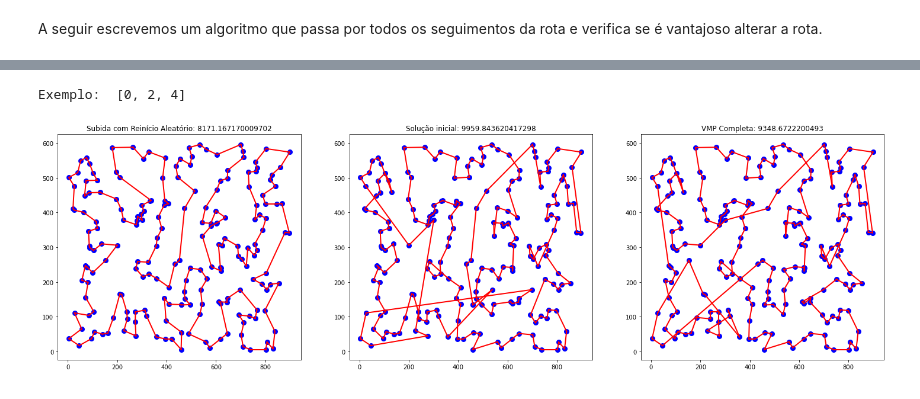
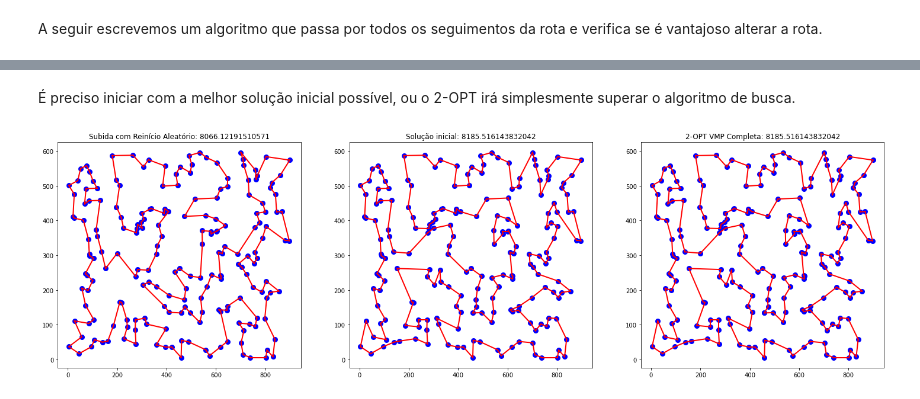
Before and after one commit to CoralBleaching/Metaheuristics-CombinatorialOptim, a Jupyter notebook: PCV.ipynb, the cells around one changed output, grey strips where cells are left out. Saved outputs shown, nothing was run; the diff lists cells and outputs as text; code cells hidden in the pictures.

```diff
--- a/PCV.ipynb
+++ b/PCV.ipynb
@@ -552,10 +552,10 @@ ax.set_xticklabels(tamanhos.keys(), rotation=45);
 # %%
 tamanhos_amostrais = {}
 tamanhos_completa = []
-for n in range(50, 401, 50):
-    cidades = Cidades(n)
+for tamanho in range(50, 401, 50):
+    cidades = Cidades(tamanho)
     tamanhos_completa.append(tamanho_rota(vmp_completa(cidades)))
-    tamanhos_amostrais.update({ f'{n=}':
+    tamanhos_amostrais.update({ f'{tamanho=}':
                                     np.median(
                                         list(
                                             map(tamanho_rota,
@@ -617,7 +617,7 @@ def subida_na_colina_com_reinicio_aleatorio(
             if verbose: print(f'{iteracao} Melhor atualizada: {avaliar_solucao(melhor)} -> {avaliar_solucao(solucao_atual)}')
             melhor = solucao_atual.copy()
         while True:
-            solucao_atual = sortear_solucao(solucao_atual)
+            solucao_atual = sortear_solucao(solucao_atual.copy())
             if validar_solucao(solucao_atual): break
             if verbose: print(f'{iteracao} Solução inválida sorteada')
     return melhor
@@ -757,31 +748,0 @@ todos_segmentos(6)
-# %%
-def sortear_indices_espacados_por_pelo_menos_2(lista: list, rng: Generator = None):
-    if len(lista) < 6: raise ValueError("Rotina inválida para n < 6.")
-    if rng is None: rng = default_rng()
-    while True:
-        try:
-            copia = lista.copy()
-            idxs = []
-            escolhidos = []
-            while len(idxs) < 3:
-                n = len(copia)
-                if n < 3:
-                    escolhidos.append(copia[0])
-                    break
-                idx = rng.choice(n, replace=False)
-                idxs.append(idx)
-                escolhidos.append(copia[idx])
-                # print(f'{idxs=} {copia=} {escolhidos=}')
-                deslocamento = 0
-                if idx > 0:
-                    del copia[idx-1]
-                    deslocamento += 1
-                del copia[idx - deslocamento]
-                if idx < n - 1: del copia[idx - deslocamento]
-            return sorted(escolhidos)
-        except IndexError:
-            continue
-
-print("Exemplo: ", sortear_indices_espacados_por_pelo_menos_2(list(range(6))))
-# %% [output]
-Exemplo:  [0, 2, 4]
@@ -788,7 +758,11 @@ Exemplo:  [0, 2, 4]
+# %% [markdown]
+É preciso iniciar com a melhor solução inicial possível, ou o 2-OPT irá simplesmente superar o algoritmo de busca.
 # %%
 cidades = Cidades(200)
-solucao_inicial = vmp(cidades, 0)
+rota_vmp_completa = vmp_completa(cidades)
+solucao_inicial = alterar_rota(vmp_completa(cidades))
 tamanho_da_solucao = len(solucao_inicial)
+rng: Generator = default_rng(223)
 
 avaliar_solucao = tamanho_rota
 
@@ -796,20 +770,23 @@ def validar_solucao(solucao: List):
     solucao = set([(u, v) for u, v in solucao])
     return len(solucao) == tamanho_da_solucao
 
-modificar_solucao = alterar_rota
+def modificar_solucao(rota): return alterar_rota_3_opt_amostral(rota, rng)
 
-def sortear_solucao(solucao: List, distancia_maxima_proporcional = 0.3):
-    distancia_proporcional = random.random() * distancia_maxima_proporcional
-    def switch_elements(lst, p):
-        lst = lst.copy()
-        n = len(lst)
-        switch_count = int(n * p)
-        indices = random.sample(range(n), switch_count)
+def sortear_solucao(solucao: List, distancia_maxima_proporcional = 0.02):
+    distancia_proporcional = rng.random() * distancia_maxima_proporcional
+
+    def permutar_elementos(lista: List, proporcao: float):
+        lista = lista.copy()
+        n = len(lista)
+        num_permutacoes = int(n * proporcao)
+        indices = rng.choice(list(range(n)), num_permutacoes, replace=False)
         for i in indices:
-            j = random.randrange(n)
-            lst[i], lst[j] = lst[j], lst[i]
-        return lst
-    return switch_elements(solucao, distancia_proporcional)
+            j = rng.integers(n)
+            lista[i], lista[j] = lista[j], lista[i]
+        return lista
+
+    solucao = permutar_elementos(solucao, distancia_proporcional)
+    return alterar_rota(solucao)
 # %%
 res = subida_na_colina_com_reinicio_aleatorio(
     solucao_inicial,
@@ -817,16 +794,16 @@ res = subida_na_colina_com_reinicio_aleatorio(
     avaliar_solucao,
     modificar_solucao,
     sortear_solucao,
-    max_iteracoes_reinicio=150,
-    max_iteracoes_subida=1,
+    max_iteracoes_reinicio=60,
+    max_iteracoes_subida=60,
     # verbose=True
     )
 # %%
 fig, ax = plt.subplots(1, 3, squeeze=True)
 fig.set_size_inches(25, 7)
-for axis, route, titulo in zip(ax,[res, solucao_inicial, rota_vmp_completa], ['Subida com Reinício Aleatório', 'Solução inicial', 'VMP Completa']):
+for axis, route, titulo in zip(ax,[res, solucao_inicial, alterar_rota(rota_vmp_completa.copy())], ['Subida com Reinício Aleatório', 'Solução inicial', '2-OPT VMP Completa']):
     plt.sca(axis)
     plt.title(titulo + f': {tamanho_rota(route)}')
     plot_rota(route, completa=False)
 # %% [output]
-[figure, old version]
+[figure, new version]
```
Also changed, not shown: parts of 16 cells of this notebook.
